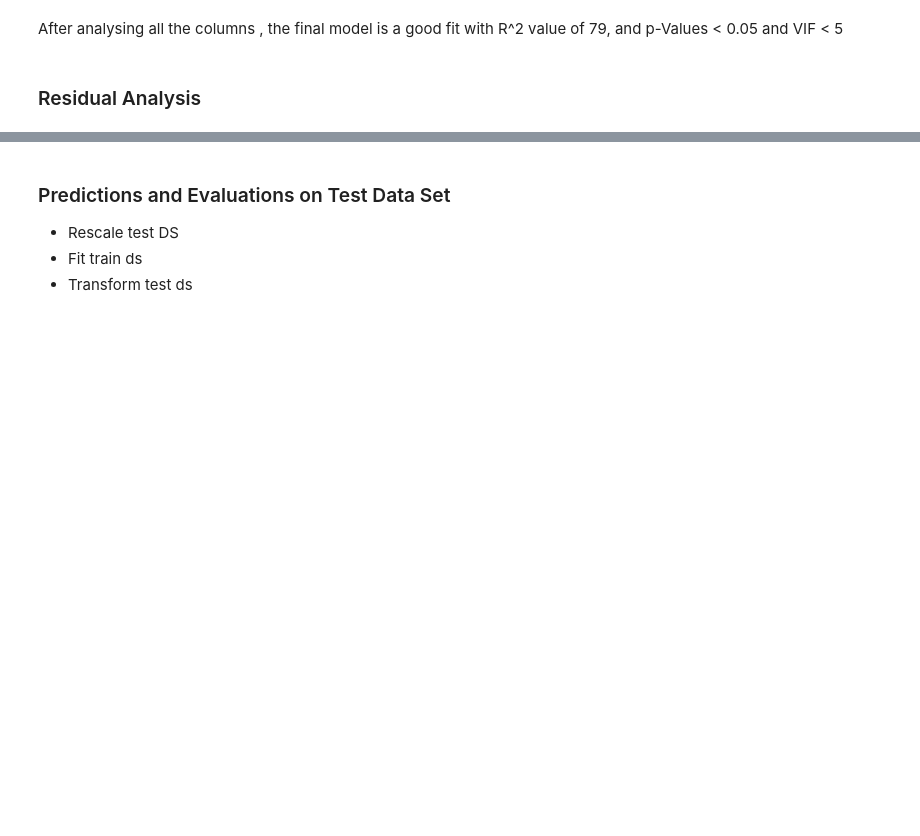
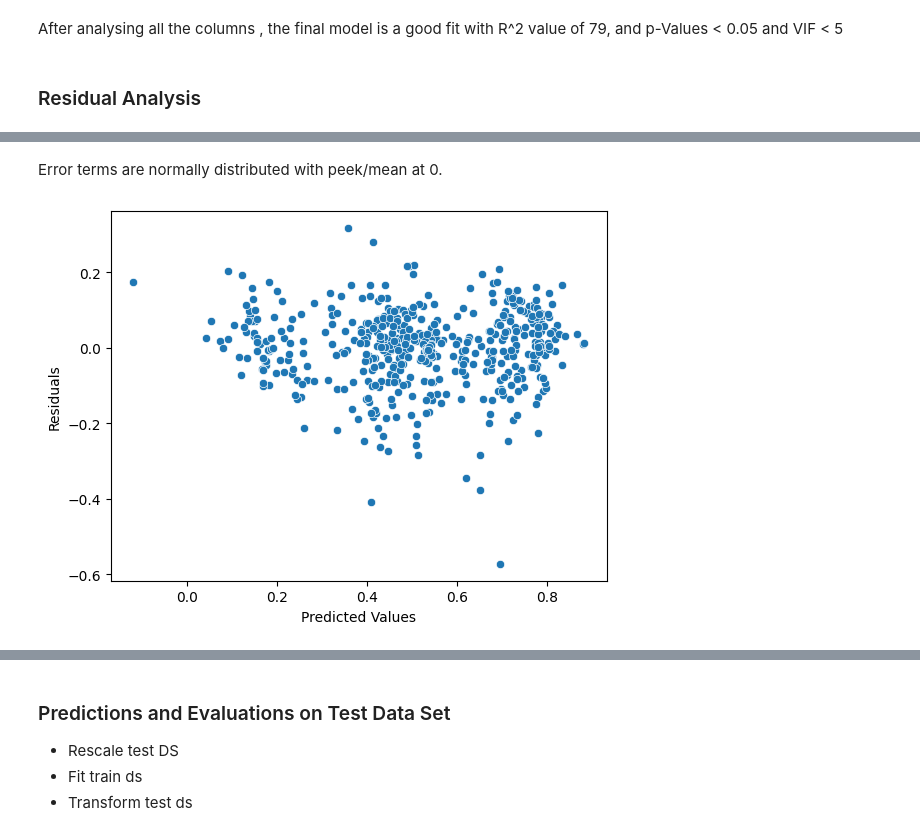
Before and after one commit to prajwelbk/bike_rental, a Jupyter notebook: bike_sharing.ipynb, the cells around one changed output, grey strips where cells are left out. Cells and saved outputs as stored; diff of their text form; code cells hidden in the pictures; blank space fills up the shorter version.

```diff
--- a/bike_sharing.ipynb
+++ b/bike_sharing.ipynb
@@ -1754,0 +1754,10 @@ sns.distplot(res)
+# %% [markdown]
+Error terms are normally distributed with peek/mean at 0.
+# %%
+#Error Terms and y_train set scatter plot
+sns.scatterplot(y_train_pred,res)
+plt.xlabel('Predicted Values')
+plt.ylabel('Residuals')
+plt.show()
+# %% [output]
+[figure, added]
```
Also changed, not shown: parts of 7 cells of this notebook, 1 other file.
